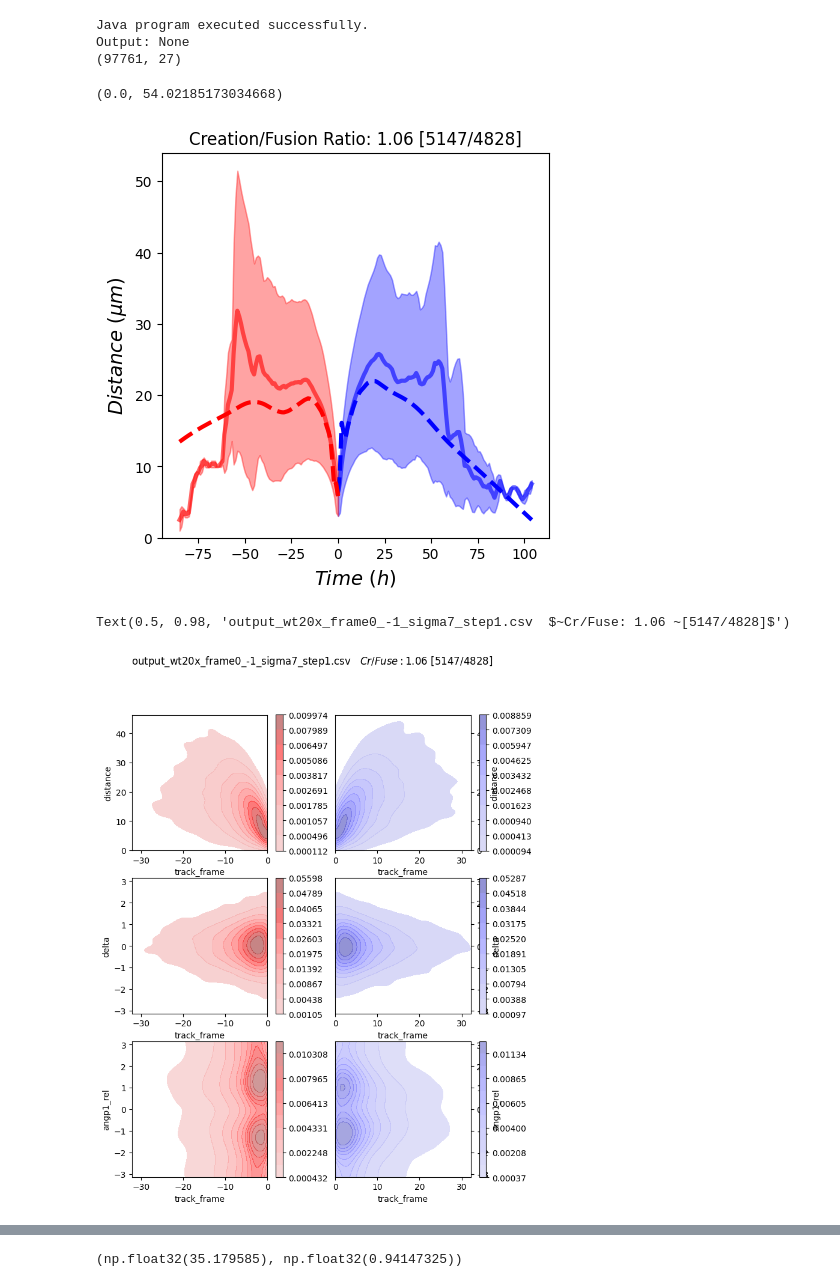
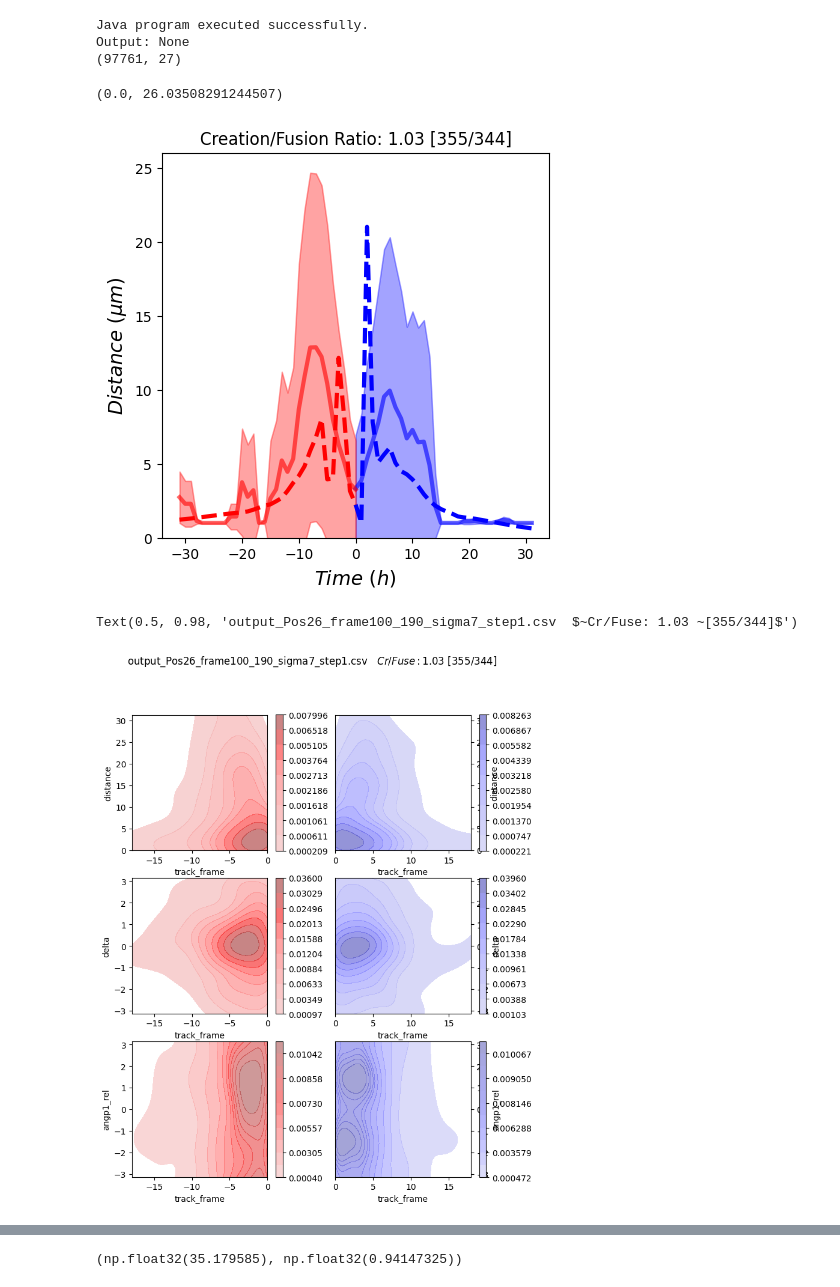
Before and after one commit to viciya/nematics, a Jupyter notebook: nematics/journals/pipeline_defect_pair_fusion_creation.ipynb, the cells around one changed output, grey strips where cells are left out. Saved outputs shown, nothing was run; the diff lists cells and outputs as text; code cells hidden in the pictures.

```diff
--- a/nematics/journals/pipeline_defect_pair_fusion_creation.ipynb
+++ b/nematics/journals/pipeline_defect_pair_fusion_creation.ipynb
@@ -293,9 +293,9 @@ Output: None
 # output_csv = r"C:\Users\victo\Downloads\Yuv_Numeric\Nematics\output_FRAMES_00_frame0_-1_sigma4.csv"; dist_thres=4  #Pos30 "#Pos38"
 # output_csv = r"C:\Users\victo\Downloads\Nematics\output_tubulin_frame1_-1_sigma21_step3 - BST.csv"; dist_thres=15
 # output_csv = r"C:\Users\victo\Downloads\SB_lab\BEER_DATA\real ccw\Nematics\output_2_frame0_-1_sigma12_step1.csv"; dist_thres=12
-# output_csv = r"C:\Users\victo\OneDrive - BGU\DATA\Hacat\6Wells_5X_15min_Switch to Media without Calcium and Serum\Nematics\PlusAndMinusTM_Pos26_frame100_190_sigma11_step1.csv"; dist_thres=10
+output_csv = r"C:\Users\victo\OneDrive - BGU\DATA\Hacat\6Wells_5X_15min_Switch to Media without Calcium and Serum\Nematics\output_Pos26_frame100_190_sigma7_step1.csv"; dist_thres=11
 
-# params = {"ori_sigma": 11, "search_range": 35, "memory": 3, "dist_threshold": dist_thres, "first_image": 0, "last_image": -1, "step": 1}
+params = {"ori_sigma": 11, "search_range": 35, "memory": 3, "dist_threshold": dist_thres, "first_image": 0, "last_image": -1, "step": 1}
 
 
 
@@ -323,35 +323,35 @@ df_all = pd.concat([df_cr, df_fuse])
 fig, ax1 = plt.subplots(1,1,  figsize=(5,5))
 # for color,df in zip(["b","r","k"], [df_cr, df_fuse, df_all]):
 for color,df in zip(["b","r"], [df_cr, df_fuse]):
     df_ = plot_rolling_average(df, ax1, "distance", "track_frame", win=win, show=~show, color=color, avfunc=np.mean, stdfunc=np.std)
     if not show:
         # ax1.plot(df_.track_frame/12, df_.distance_ave*.74, color, linewidth=3)
         ax1.fill_between(df_.track_frame,
                         (df_.distance_ave-df_.distance_std),
                         (df_.distance_ave+df_.distance_std),
                         color=color, alpha=.2)
         # break
 
     df = df.sort_values('track_frame')
     # Apply LOWESS smoothing
     lowess = sm.nonparametric.lowess
     smoothed = lowess(df['distance'], df['track_frame'], frac=1./11.)  # Adjust frac for smoothing level
     # Create a new DataFrame for the smoothed values
     smoothed_df = pd.DataFrame(smoothed, columns=['track_frame', 'smoothed_distance'])
     ax1.plot(smoothed_df['track_frame'], smoothed_df['smoothed_distance'], "--", color=color, linewidth=3, label='Smoothed Distance')
 
 
 cr_n = len(all_pairs_df_.plus_id[all_pairs_df_.creation].unique())
 fuse_n = len(all_pairs_df_.plus_id[all_pairs_df_.fusion].unique())
 
 plt.title("Creation/Fusion Ratio: %.4s [%.4s/%.4s]" % (cr_n/fuse_n, cr_n, fuse_n))
 ax1.set_xlabel("$Time ~(h)$", fontsize=14); ax1.set_ylabel("$Distance ~(\mu m)$", fontsize=14)
 # ax1.set_xlim([-70,70]);
 ax1.set_ylim([0,None])
 # fig.savefig(r"C:\Users\victo\OneDrive - BGU\BEER\DefectInter paper\Images\distance ecoli.svg")
 # %% [output]
-(0.0, 54.02185173034668)
+(0.0, 26.03508291244507)
-[figure, old version]
+[figure, new version]
 # %%
 # label = 'track_frame'
 # label = 'distance'
@@ -417,8 +417,8 @@ for label, ax_set in zip(["fusion","creation"], [(ax1,ax3,ax5), (ax2,ax4,ax6)]):
 fig.suptitle("%s  $~Cr/Fuse: %.4s ~[%.4s/%.4s]$" % (os.path.basename(output_csv), cr_n/fuse_n, cr_n, fuse_n), fontsize=12)
 # fig.savefig(r"C:\Users\victo\OneDrive - BGU\BEER\DefectInter paper\Images\pair d_delta_phi tubulin_sigma21.svg")
 # %% [output]
-Text(0.5, 0.98, 'output_wt20x_frame0_-1_sigma7_step1.csv  $~Cr/Fuse: 1.06 ~[5147/4828]$')
+Text(0.5, 0.98, 'output_Pos26_frame100_190_sigma7_step1.csv  $~Cr/Fuse: 1.03 ~[355/344]$')
-[figure, old version]
+[figure, new version]
 # %%
 df_fuse.distance.hist(bins=np.arange(0,50,), density=True, alpha=.5, color="r", label="fusion")
 df_fuse.distance.mode()
```
Also changed, not shown: parts of 10 cells of this notebook, 4 other files.
